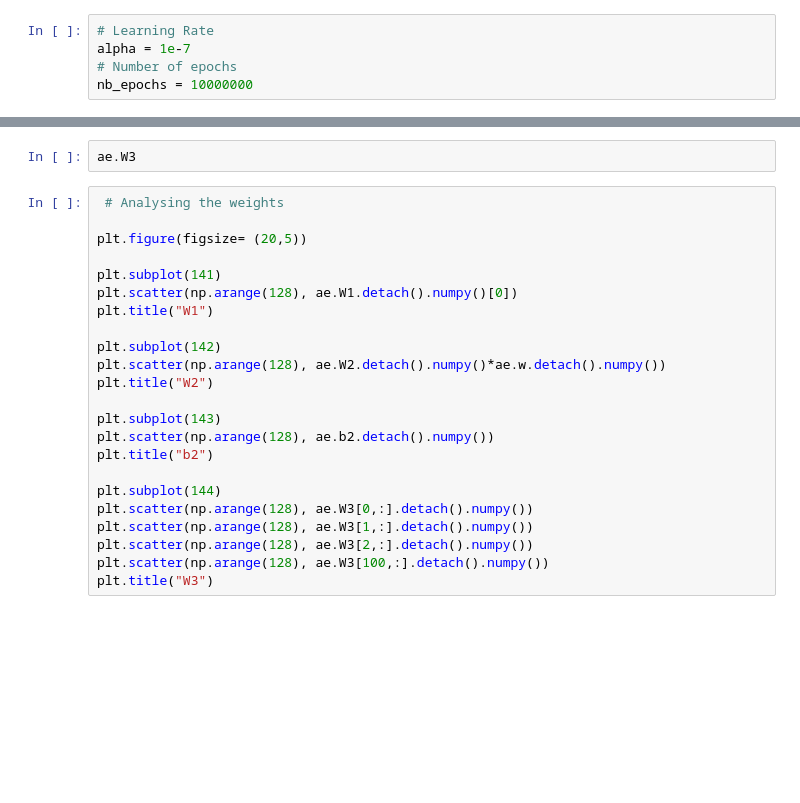
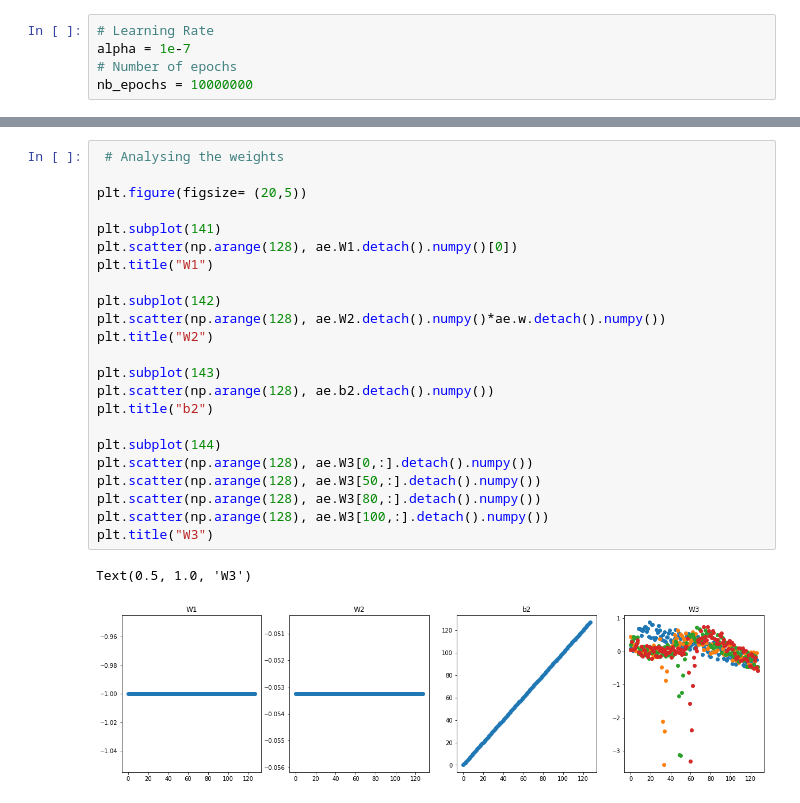
Before and after one commit to Helene-Maxcici/Autoencoder-Study, a Jupyter notebook: 4_layers_Study.ipynb, the cells around one changed output, grey strips where cells are left out. Saved outputs shown, nothing was run; the diff lists cells and outputs as text; blank space fills up the shorter version.

```diff
--- a/4_layers_Study.ipynb
+++ b/4_layers_Study.ipynb
@@ -327,25 +349,26 @@ axes[1].legend()
-# %%
-ae.W3
 # %%
  # Analysing the weights
 
 plt.figure(figsize= (20,5))
 
 plt.subplot(141)
 plt.scatter(np.arange(128), ae.W1.detach().numpy()[0])
 plt.title("W1")
 
 plt.subplot(142)
 plt.scatter(np.arange(128), ae.W2.detach().numpy()*ae.w.detach().numpy())
 plt.title("W2")
 
 plt.subplot(143)
 plt.scatter(np.arange(128), ae.b2.detach().numpy())
 plt.title("b2")
 
 plt.subplot(144)
 plt.scatter(np.arange(128), ae.W3[0,:].detach().numpy())
-plt.scatter(np.arange(128), ae.W3[1,:].detach().numpy())
-plt.scatter(np.arange(128), ae.W3[2,:].detach().numpy())
+plt.scatter(np.arange(128), ae.W3[50,:].detach().numpy())
+plt.scatter(np.arange(128), ae.W3[80,:].detach().numpy())
 plt.scatter(np.arange(128), ae.W3[100,:].detach().numpy())
 plt.title("W3")
+# %% [output]
+Text(0.5, 1.0, 'W3')
+[figure, added]
```
Also changed, not shown: parts of 9 cells of this notebook.
